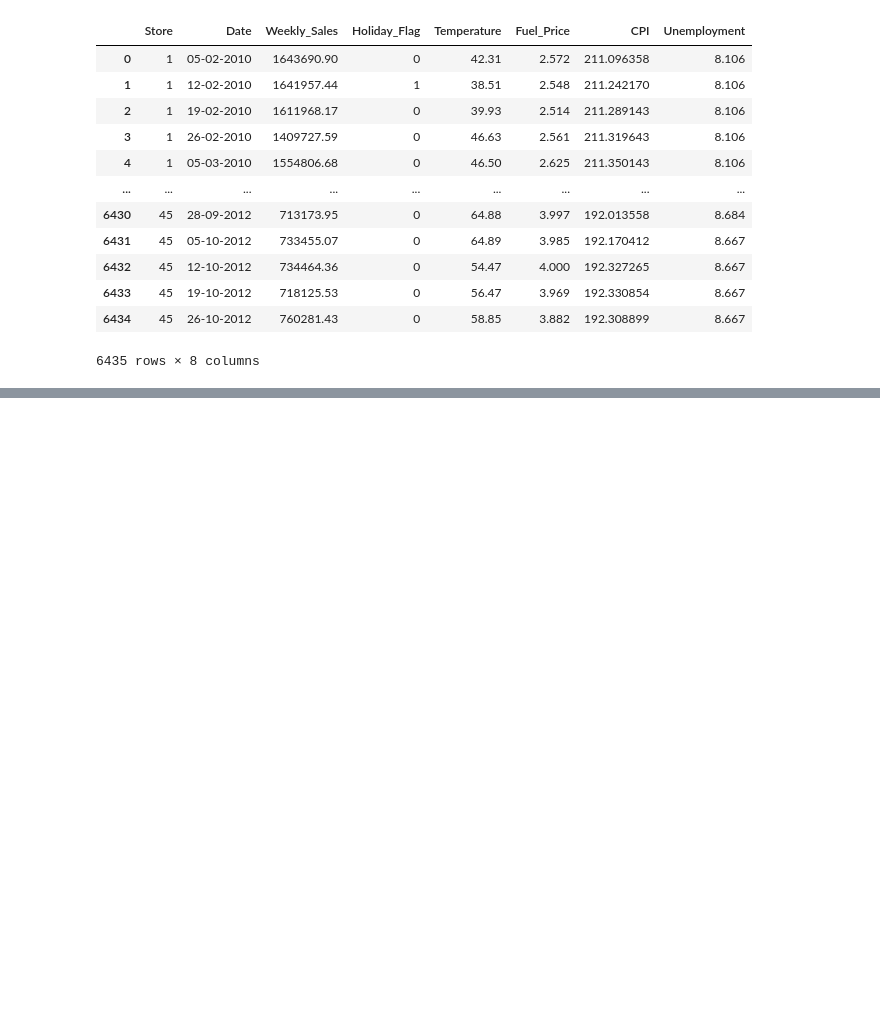
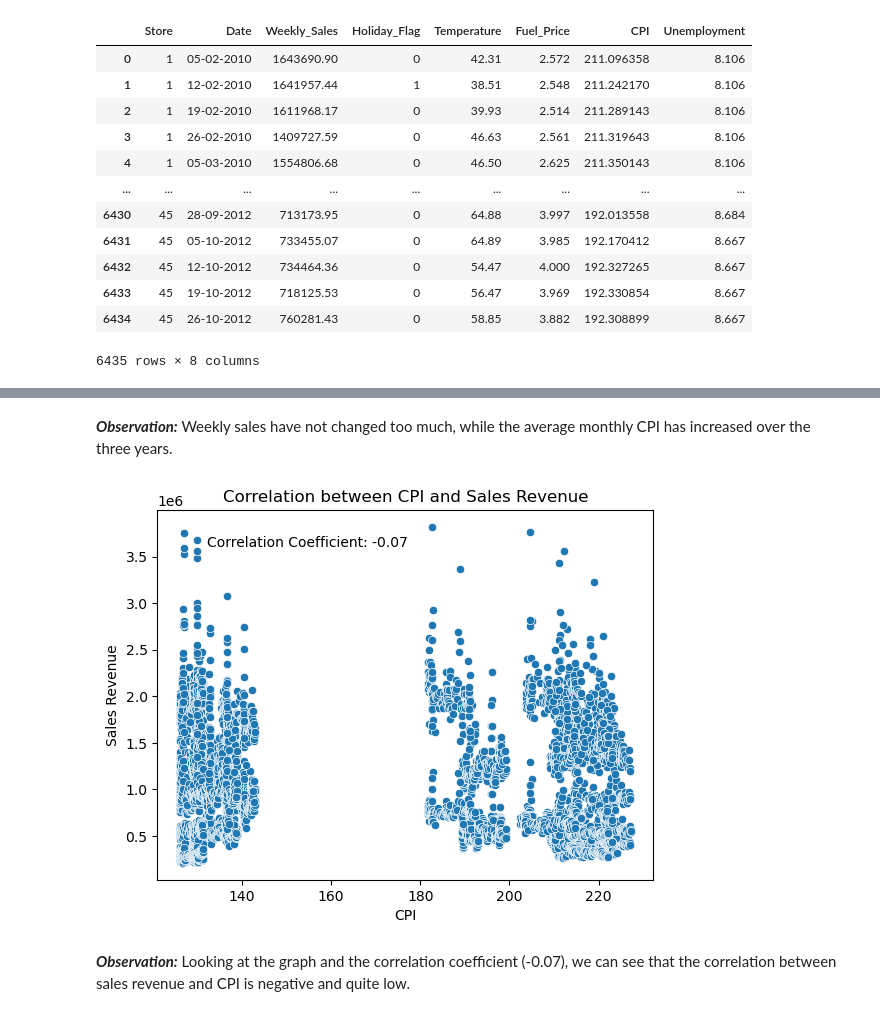
Before and after one commit to ubco-W2022T2-data301/project-group-group36, a Jupyter notebook: analysis/analysis3.ipynb, the cells around one changed output, grey strips where cells are left out. Drawn from its saved outputs; the diff is of its cells as text; code cells hidden in the pictures; blank space fills up the shorter version.

```diff
--- a/analysis/analysis3.ipynb
+++ b/analysis/analysis3.ipynb
@@ -28,0 +196,28 @@ pd.read_csv('../data/raw/Walmart.csv')
+# %% [markdown]
+***Observation:***
+Weekly sales have not changed too much, while the average monthly CPI has increased over the three years.
+# %%
+
+# plot a scatter plot of CPI vs sales revenue
+sns.scatterplot(x='CPI', y='Weekly_Sales', data=FHdf_cleaned)
+
+# calculate the correlation coefficient between CPI and sales revenue
+correlation_coefficient = FHdf_cleaned['CPI'].corr(FHdf_cleaned['Weekly_Sales'])
+
+# add the correlation coefficient to the plot as text
+plt.text(0.1, 0.9, f'Correlation Coefficient: {correlation_coefficient:.2f}', transform=plt.gca().transAxes)
+
+# set the x-axis and y-axis labels
+plt.xlabel('CPI')
+plt.ylabel('Sales Revenue')
+
+# set the title of the plot
+plt.title('Correlation between CPI and Sales Revenue')
+
+# show the plot
+plt.show()
+# %% [output]
+[figure, added]
+# %% [markdown]
+***Observation:***
+Looking at the graph and the correlation coefficient (-0.07), we can see that the correlation between sales revenue and CPI is negative and quite low.
```
Also changed, not shown: parts of 16 cells of this notebook, 2 other files.
